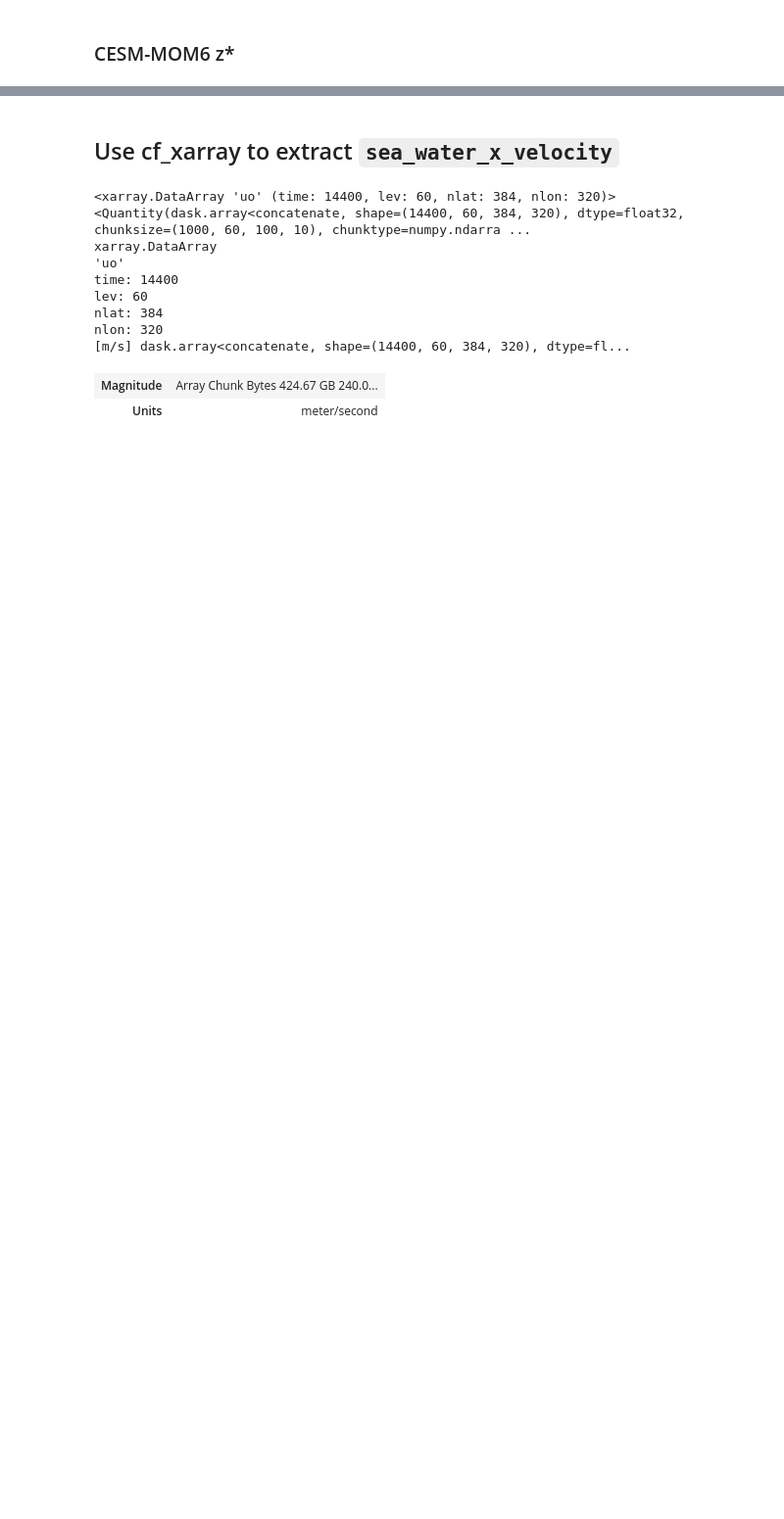
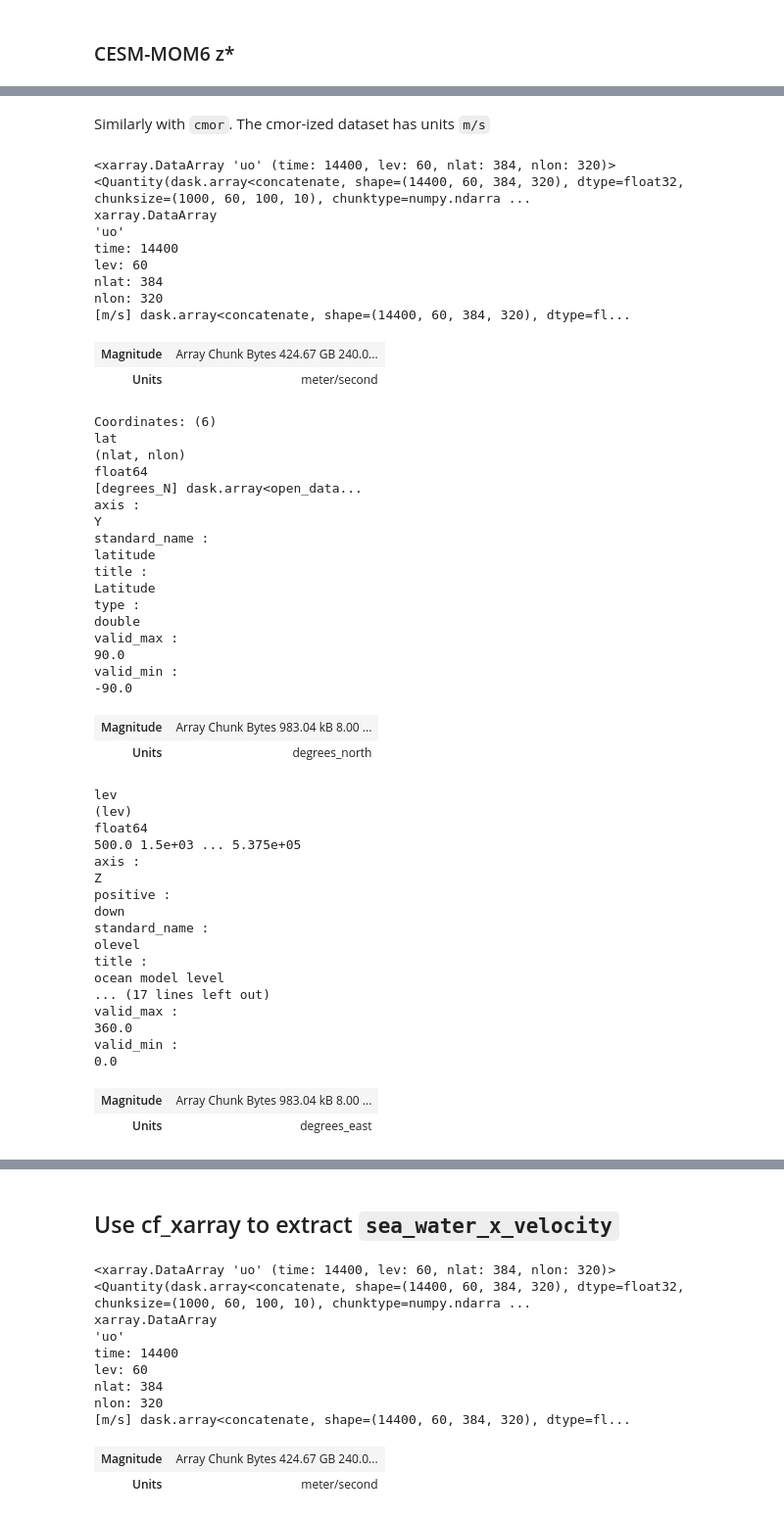
Before and after one commit to NCAR/pop-tools, a Jupyter notebook: docs/source/examples/cesm-cmip-cf-xarray.ipynb, the cells around one changed output, grey strips where cells are left out. Shown at 98% size. Saved outputs shown, nothing was run; the diff lists cells and outputs as text; code cells hidden in the pictures; blank space fills up the shorter version.

```diff
--- a/docs/source/examples/cesm-cmip-cf-xarray.ipynb
+++ b/docs/source/examples/cesm-cmip-cf-xarray.ipynb
@@ -153,0 +341,54 @@ mom6zs = mom6zs.metpy.quantify()
+# %% [markdown]
+Similarly with `cmor`. The cmor-ized dataset has units `m/s`
+# %%
+cmor = cmor.pint.quantify()
+cmor.uo
+# %% [output]
+<xarray.DataArray 'uo' (time: 14400, lev: 60, nlat: 384, nlon: 320)> <Quantity(dask.array<concatenate, shape=(14400, 60, 384, 320), dtype=float32, chunksize=(1000, 60, 100, 10), chunktype=numpy.ndarra ...
+xarray.DataArray
+'uo'
+time: 14400
+lev: 60
+nlat: 384
+nlon: 320
+[m/s] dask.array<concatenate, shape=(14400, 60, 384, 320), dtype=fl...
+| Magnitude | Array Chunk Bytes 424.67 GB 240.0... |
+| Units | meter/second |
+Coordinates: (6)
+lat
+(nlat, nlon)
+float64
+[degrees_N] dask.array<open_data...
+axis :
+Y
+standard_name :
+latitude
+title :
+Latitude
+type :
+double
+valid_max :
+90.0
+valid_min :
+-90.0
+| Magnitude | Array Chunk Bytes 983.04 kB 8.00 ... |
+| Units | degrees_north |
+lev
+(lev)
+float64
+500.0 1.5e+03 ... 5.375e+05
+axis :
+Z
+positive :
+down
+standard_name :
+olevel
+title :
+ocean model level
+... (17 lines left out)
+valid_max :
+360.0
+valid_min :
+0.0
+| Magnitude | Array Chunk Bytes 983.04 kB 8.00 ... |
+| Units | degrees_east |
```
Also changed, not shown: parts of 30 cells of this notebook.
